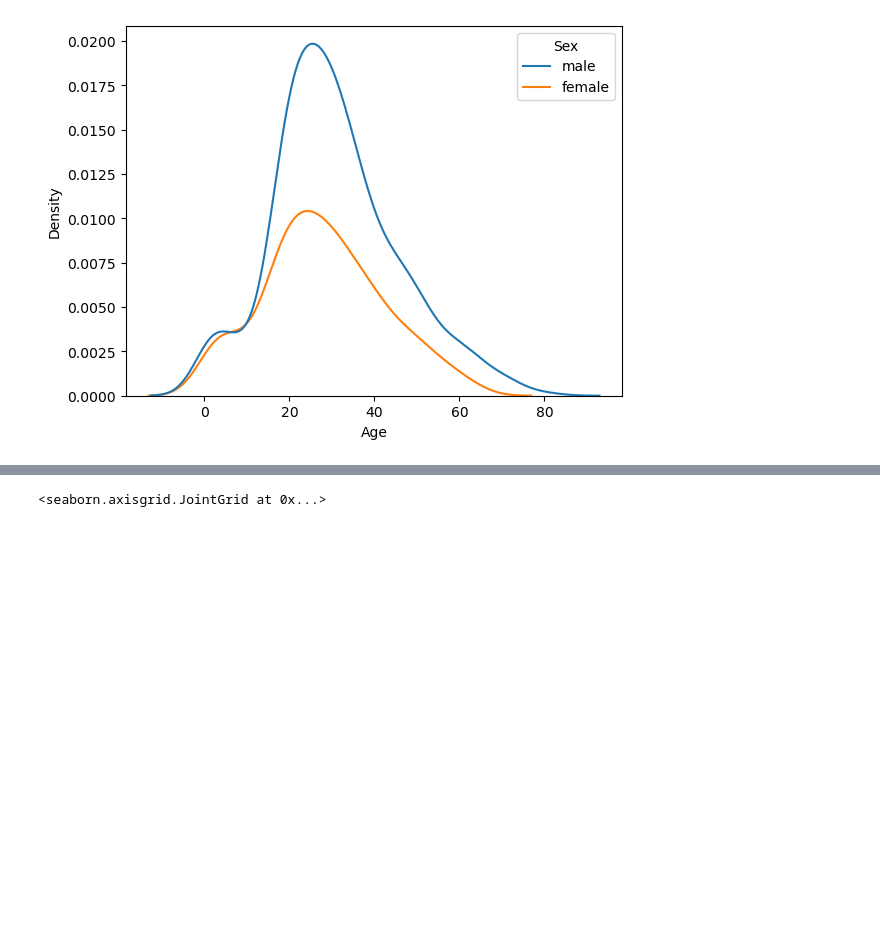
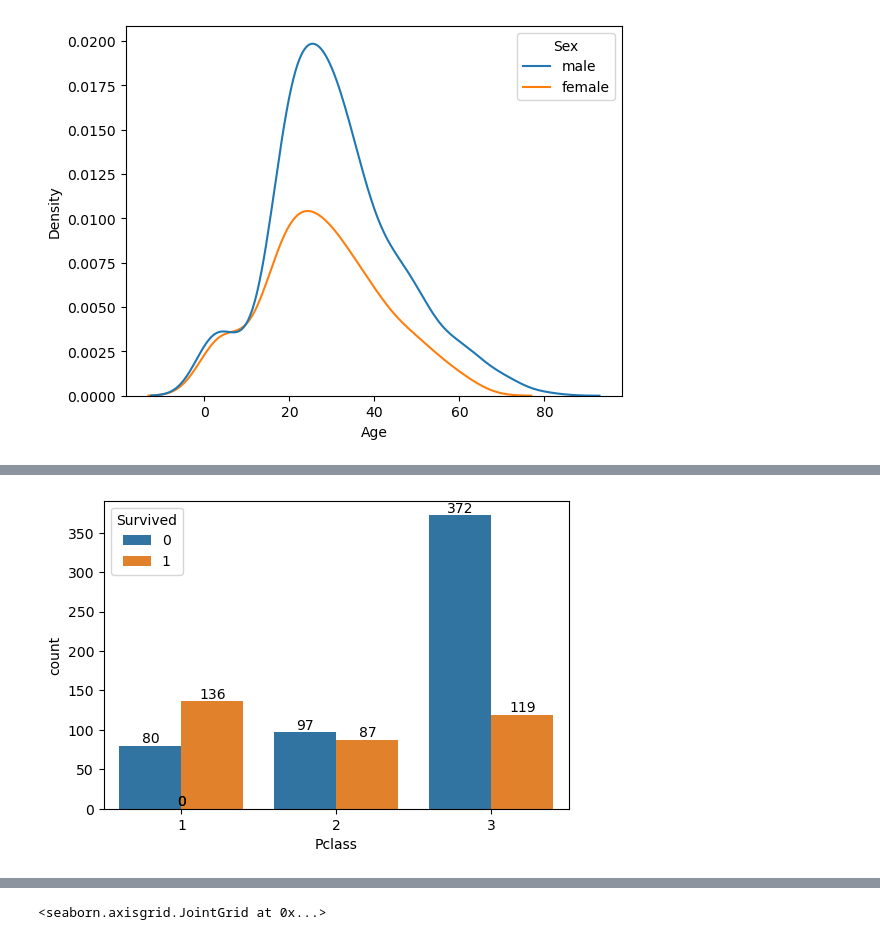
Before and after one commit to xploramit/Econometrics-using-python, a Jupyter notebook: Econometrics.ipynb, the cells around one changed output, grey strips where cells are left out. Cells and saved outputs as stored; diff of their text form; code cells hidden in the pictures; blank space fills up the shorter version.

```diff
--- a/Econometrics.ipynb
+++ b/Econometrics.ipynb
@@ -729,0 +795,18 @@ sns.kdeplot(data=titanic,x='Pclass',hue='Survived')
+# %%
+import seaborn as sns
+import matplotlib.pyplot as plt
+
+plt.figure(figsize=(6,4))
+
+ax = sns.countplot(data=titanic, x='Pclass', hue='Survived')
+
+# Add counts on top of bars
+for p in ax.patches:
+    height = p.get_height()
+    ax.annotate(f'{int(height)}',
+                (p.get_x() + p.get_width() / 2., height),
+                ha='center', va='bottom')
+
+plt.show()
+# %% [output]
+[figure, added]
```
Also changed, not shown: parts of 15 cells of this notebook.
